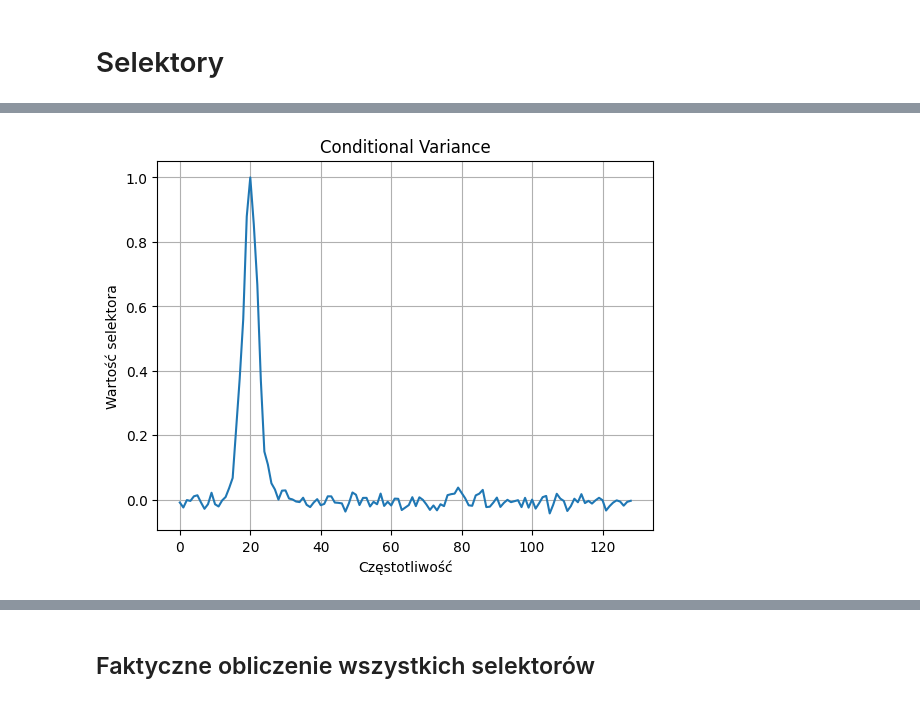
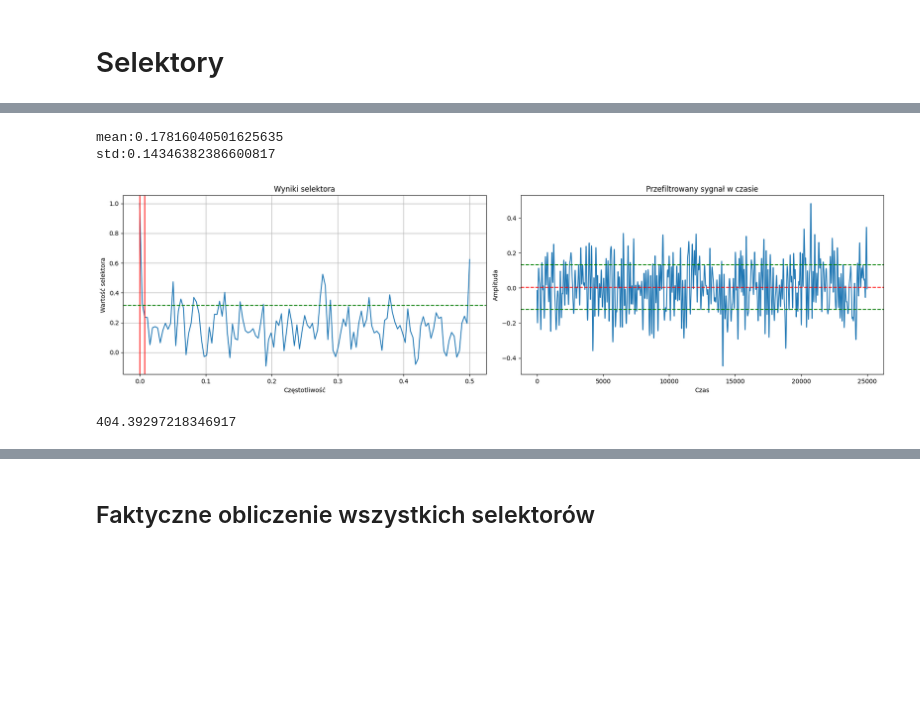
Before and after one commit to MD275996/System-to-identify-anomalies-in-vibration-signals-for-local-damage-detection-in-machines, a Jupyter notebook: main.ipynb, the cells around one changed output, grey strips where cells are left out. Saved outputs shown, nothing was run; the diff lists cells and outputs as text; code cells hidden in the pictures; blank space fills up the shorter version.

```diff
--- a/main.ipynb
+++ b/main.ipynb
@@ -58,2 +137,39 @@ plt.show()
+# %%
+def selector_analysis(results,threshold_factor=2):
+
+    left, right, threshold = spike_interval_by_peak(results,threshold_factor)
+    print(f"mean:{np.mean(results)}")
+    print(f"std:{np.std(results)}")
+
+    #filtracja na podstawie otrzymanych granic
+    filtered, freqs, fft_orig, fft_filtered = bandpass_filter(signal, fs, array_freq[left], array_freq[right])
+    sigma = np.std(filtered)
+    mu = np.mean(filtered)
+
+    #wyrysowanie wykresów
+    fig, axes = plt.subplots(1,2, figsize=(18,5))
+    axes[0].plot(array_freq,results)
+    axes[0].axvline(x=array_freq[left], color='red', linestyle='-')
+    axes[0].axvline(x=array_freq[right], color='red', linestyle='-')
+    axes[0].axhline(y=threshold, color='green', linestyle='--')
+    axes[0].set_title("Wyniki selektora")
+    axes[0].set_xlabel("Częstotliwość")
+    axes[0].set_ylabel("Wartość selektora")
+    axes[0].grid()
+
+
+    axes[1].plot(filtered)
+    axes[1].axhline(y=mu, color='red', linestyle='--')
+    axes[1].axhline(y=mu + threshold_factor*sigma, color='green', linestyle='--')
+    axes[1].axhline(y=mu - threshold_factor*sigma, color='green', linestyle='--')
+    axes[1].set_title("Przefiltrowany sygnał w czasie")
+    axes[1].set_xlabel("Czas")
+    axes[1].set_ylabel("Amplituda")
+    plt.tight_layout()
+    plt.show()
+
+    print(np.sum(filtered**2))
+
+    return filtered
 # %% [markdown]
 # Selektory
@@ -117,11 +176,10 @@ plt.show()
-# %%
-cvs_results = selector.CVS(Zxx)
-fig, axes = plt.subplots()
-axes.plot(cvs_results)
-axes.set_title("Conditional Variance")
-axes.set_xlabel("Częstotliwość")
-axes.set_ylabel("Wartość selektora")
-axes.grid()
-plt.show()
-# %% [output]
-[figure, removed]
+# %%
+import ifb_selectors as selector
+threshold_factor = 1
+sk_results = selector.SK(Zxx)
+filtered = selector_analysis(sk_results,threshold_factor)
+# %% [output]
+mean:0.17816040501625635
+std:0.14346382386600817
+[figure, added]
+404.39297218346917
```
Also changed, not shown: parts of 30 cells of this notebook.
